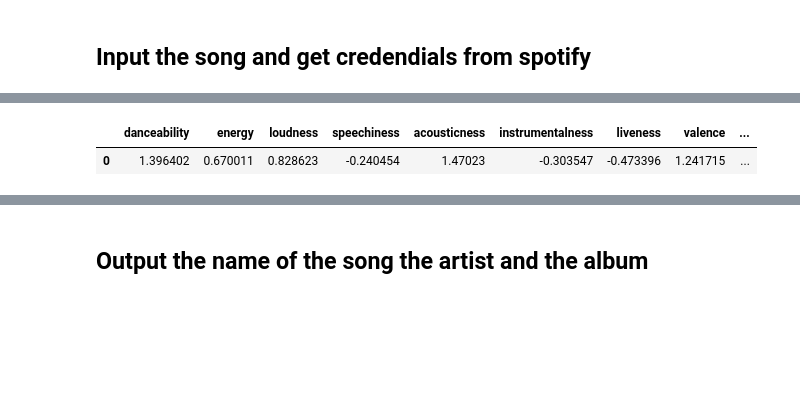
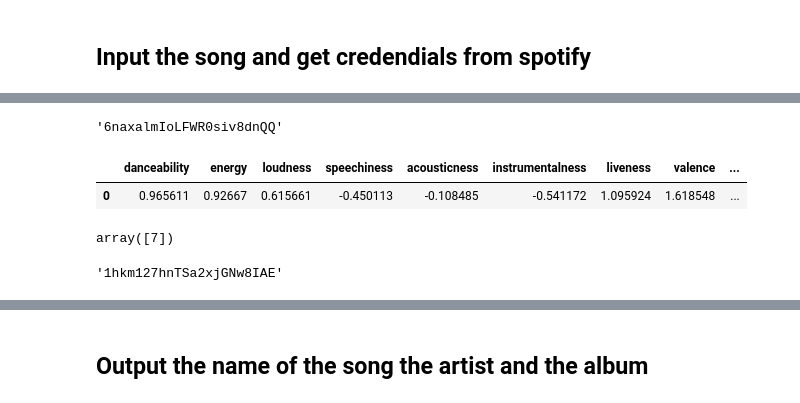
Before and after one commit to marciafof/Project_spotipy, a Jupyter notebook: song_recommender.ipynb, the cells around one changed output, grey strips where cells are left out. Drawn from its saved outputs; the diff is of its cells as text; code cells hidden in the pictures; blank space fills up the shorter version.

```diff
--- a/song_recommender.ipynb
+++ b/song_recommender.ipynb
@@ -217,6 +201,6 @@ dendrogram(Z, labels=hcpc.row_labels_, color_threshold=0)
 # %% [markdown]
 ## Clustering the songs with K-Means
 # %%
-kmeans = KMeans(n_clusters=6, random_state=1234)
+kmeans = KMeans(n_clusters=16, random_state=1234)
 kmeans.fit(df_scaled_df)
 # %% [output]
@@ -325,5 +308,5 @@ what is your favorite song:hello
 # %%
-results = sp.search(q=song,limit=1,market="FR") #top 3 limits and market great britan
+results = sp.search(q=song,limit=1,market="US") #top 3 limits and market great britan
 results
 track_id = results["tracks"]["items"][0]["id"]
 # %% [markdown]
@@ -331,6 +314,6 @@ track_id = results["tracks"]["items"][0]["id"]
 # %%
 columns = ["danceability","energy","loudness","speechiness","acousticness",
-    "instrumentalness","liveness","valence","tempo","id","duration_ms"]
+    "instrumentalness","liveness","valence","tempo","id"]
 # %%
 #getting the audio features of the song
 track_features = sp.audio_features(track_id)
@@ -346,11 +338,15 @@ display(df_track_features.head())
+# %%
+input_id
+# %% [output]
+'6naxalmIoLFWR0siv8dnQQ'
 # %%
-columns_no_id = ["danceability","energy","loudness","speechiness","acousticness",
-    "instrumentalness","liveness","valence","tempo","duration_ms"]
+audio_features_selected = ["danceability","energy","loudness","speechiness","acousticness",
+    "instrumentalness","liveness","valence","tempo"]
 # %%
 saved_scaler = load("song_recom_scaler.pickle")
 scaled_user_input_song = saved_scaler.transform(df_track_features)
-df_scaled_user_input_song = pd.DataFrame(scaled_user_input_song, columns=columns_no_id)
+df_scaled_user_input_song = pd.DataFrame(scaled_user_input_song, columns=audio_features_selected)
 display(df_scaled_user_input_song.head())
 # %% [output]
 |  | danceability | energy | loudness | speechiness | acousticness | instrumentalness | liveness | valence | ... |
-| 0 | 1.396402 | 0.670011 | 0.828623 | -0.240454 | 1.47023 | -0.303547 | -0.473396 | 1.241715 | ... |
+| 0 | 0.965611 | 0.92667 | 0.615661 | -0.450113 | -0.108485 | -0.541172 | 1.095924 | 1.618548 | ... |
@@ -358,0 +353,6 @@ closest_cluster_label = saved_mode.predict(scaled_user_input_song)
+# %%
+saved_mode = load("song_recom_kmeans.pickle")
+closest_cluster_label = saved_mode.predict(df_scaled_user_input_song)
+closest_cluster_label
+# %% [output]
+array([7])
@@ -358,0 +368,4 @@ closest_cluster_label = saved_mode.predict(scaled_user_input_song)
+# %%
+output_id
+# %% [output]
+'1hkm127hnTSa2xjGNw8IAE'
```
Also changed, not shown: parts of 34 cells of this notebook.
